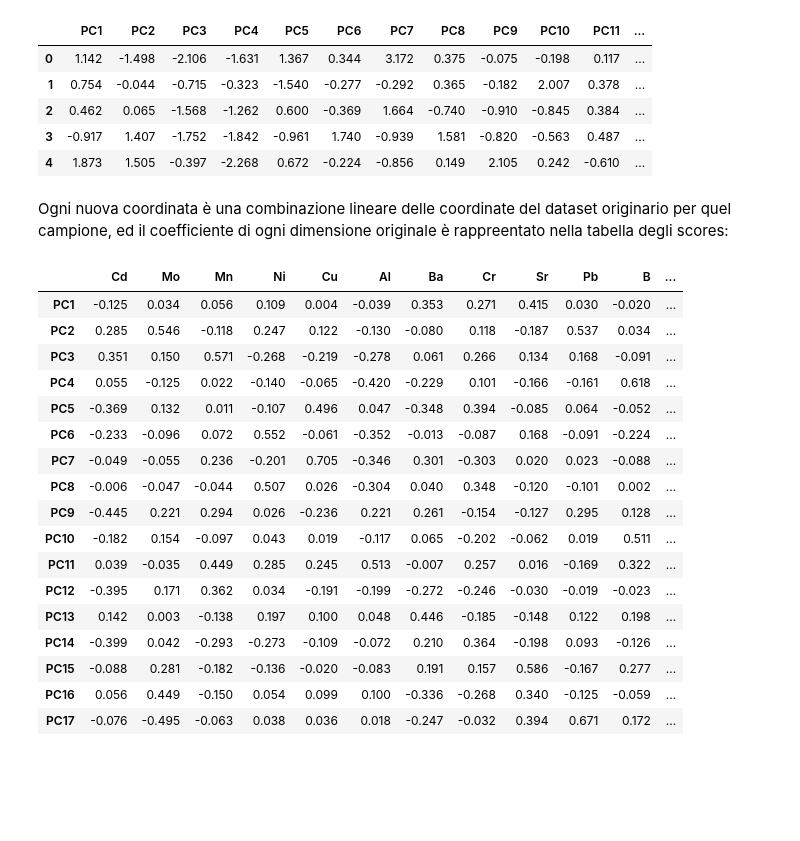
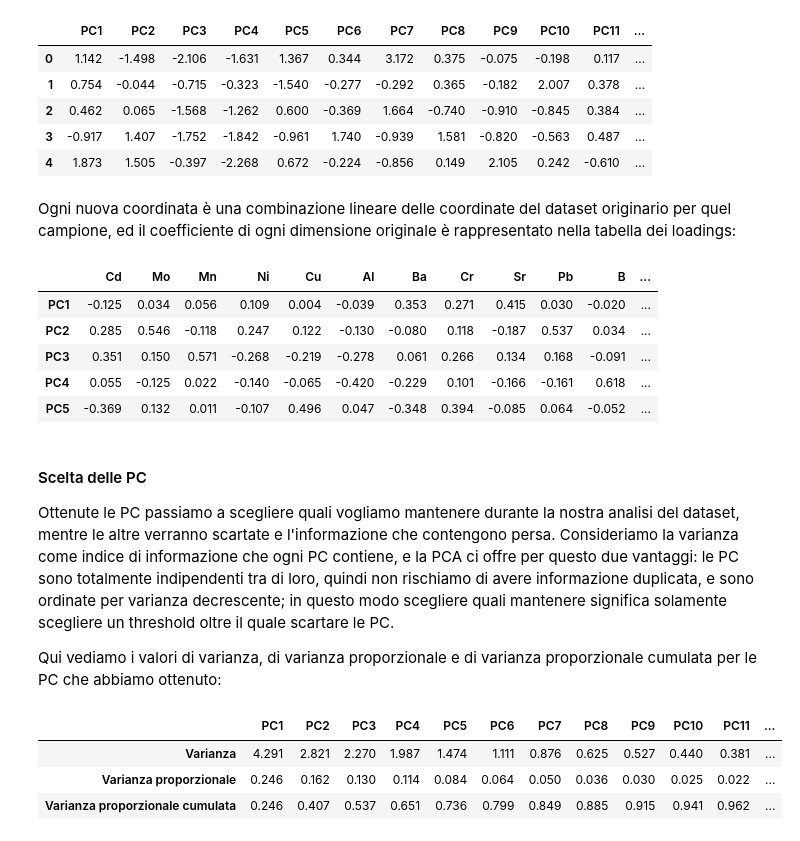
Before and after one commit to YeasterEgg/jupyter-stuff, a Jupyter notebook: TAM/TAM.ipynb, the cells around one changed output. Saved outputs shown, nothing was run; the diff lists cells and outputs as text; code cells hidden in the pictures; blank space fills up the shorter version.

```diff
--- a/TAM/TAM.ipynb
+++ b/TAM/TAM.ipynb
@@ -299,9 +312,9 @@ Ecco un estratto del dataset ruotato:
 pca = PCA()
 pca_df = pca.fit_transform(scaled_df.drop(["Aroma", "Class"], axis=1))
 pca_df = pd.DataFrame(pca_df)
-cols = [f"PC{i + 1}" for i in range(len(pca.explained_variance_))]
+pc_names = [f"PC{i + 1}" for i in range(len(pca.explained_variance_))]
 pca_df = pd.DataFrame(pca_df)
-pca_df.columns = cols
+pca_df.columns = pc_names
 pca_df.head()
 # %% [output]
 |  | PC1 | PC2 | PC3 | PC4 | PC5 | PC6 | PC7 | PC8 | PC9 | PC10 | PC11 | ... |
@@ -311,25 +324,28 @@ pca_df.head()
 | 3 | -0.917 | 1.407 | -1.752 | -1.842 | -0.961 | 1.740 | -0.939 | 1.581 | -0.820 | -0.563 | 0.487 | ... |
 | 4 | 1.873 | 1.505 | -0.397 | -2.268 | 0.672 | -0.224 | -0.856 | 0.149 | 2.105 | 0.242 | -0.610 | ... |
 # %% [markdown]
-Ogni nuova coordinata è una combinazione lineare delle coordinate del dataset originario per quel campione, ed il coefficiente di ogni dimensione originale è rappreentato nella tabella degli scores:
+Ogni nuova coordinata è una combinazione lineare delle coordinate del dataset originario per quel campione, ed il coefficiente di ogni dimensione originale è rappresentato nella tabella dei loadings:
 # %%
-pd.DataFrame(pca.components_, columns=scaled_df.drop(["Aroma", "Class"], axis=1).columns, index=cols)
+pd.DataFrame(pca.components_, columns=scaled_df.drop(["Aroma", "Class"], axis=1).columns, index=pc_names).head()
 # %% [output]
 |  | Cd | Mo | Mn | Ni | Cu | Al | Ba | Cr | Sr | Pb | B | ... |
 | PC1 | -0.125 | 0.034 | 0.056 | 0.109 | 0.004 | -0.039 | 0.353 | 0.271 | 0.415 | 0.030 | -0.020 | ... |
 | PC2 | 0.285 | 0.546 | -0.118 | 0.247 | 0.122 | -0.130 | -0.080 | 0.118 | -0.187 | 0.537 | 0.034 | ... |
 | PC3 | 0.351 | 0.150 | 0.571 | -0.268 | -0.219 | -0.278 | 0.061 | 0.266 | 0.134 | 0.168 | -0.091 | ... |
 | PC4 | 0.055 | -0.125 | 0.022 | -0.140 | -0.065 | -0.420 | -0.229 | 0.101 | -0.166 | -0.161 | 0.618 | ... |
 | PC5 | -0.369 | 0.132 | 0.011 | -0.107 | 0.496 | 0.047 | -0.348 | 0.394 | -0.085 | 0.064 | -0.052 | ... |
-| PC6 | -0.233 | -0.096 | 0.072 | 0.552 | -0.061 | -0.352 | -0.013 | -0.087 | 0.168 | -0.091 | -0.224 | ... |
-| PC7 | -0.049 | -0.055 | 0.236 | -0.201 | 0.705 | -0.346 | 0.301 | -0.303 | 0.020 | 0.023 | -0.088 | ... |
-| PC8 | -0.006 | -0.047 | -0.044 | 0.507 | 0.026 | -0.304 | 0.040 | 0.348 | -0.120 | -0.101 | 0.002 | ... |
-| PC9 | -0.445 | 0.221 | 0.294 | 0.026 | -0.236 | 0.221 | 0.261 | -0.154 | -0.127 | 0.295 | 0.128 | ... |
-| PC10 | -0.182 | 0.154 | -0.097 | 0.043 | 0.019 | -0.117 | 0.065 | -0.202 | -0.062 | 0.019 | 0.511 | ... |
-| PC11 | 0.039 | -0.035 | 0.449 | 0.285 | 0.245 | 0.513 | -0.007 | 0.257 | 0.016 | -0.169 | 0.322 | ... |
-| PC12 | -0.395 | 0.171 | 0.362 | 0.034 | -0.191 | -0.199 | -0.272 | -0.246 | -0.030 | -0.019 | -0.023 | ... |
-| PC13 | 0.142 | 0.003 | -0.138 | 0.197 | 0.100 | 0.048 | 0.446 | -0.185 | -0.148 | 0.122 | 0.198 | ... |
-| PC14 | -0.399 | 0.042 | -0.293 | -0.273 | -0.109 | -0.072 | 0.210 | 0.364 | -0.198 | 0.093 | -0.126 | ... |
-| PC15 | -0.088 | 0.281 | -0.182 | -0.136 | -0.020 | -0.083 | 0.191 | 0.157 | 0.586 | -0.167 | 0.277 | ... |
-| PC16 | 0.056 | 0.449 | -0.150 | 0.054 | 0.099 | 0.100 | -0.336 | -0.268 | 0.340 | -0.125 | -0.059 | ... |
-| PC17 | -0.076 | -0.495 | -0.063 | 0.038 | 0.036 | 0.018 | -0.247 | -0.032 | 0.394 | 0.671 | 0.172 | ... |
+# %% [markdown]
+#### Scelta delle PC
+
+Ottenute le PC passiamo a scegliere quali vogliamo mantenere durante la nostra analisi del dataset, mentre le altre verranno scartate e l'informazione che contengono persa. Consideriamo la varianza come indice di informazione che ogni PC contiene, e la PCA ci offre per questo due vantaggi: le PC sono totalmente indipendenti tra di loro, quindi non rischiamo di avere informazione duplicata, e sono ordinate per varianza decrescente; in questo modo scegliere quali mantenere significa solamente scegliere un threshold oltre il quale scartare le PC.
+
+Qui vediamo i valori di varianza, di varianza proporzionale e di varianza proporzionale cumulata per le PC che abbiamo ottenuto:
+# %%
+cumulative_variance = np.cumsum(pca.explained_variance_ratio_)
+var_df = pd.DataFrame(list(zip(pca.explained_variance_, pca.explained_variance_ratio_, cumulative_variance)), index=pc_names, columns=["Varianza", "Varianza proporzionale", "Varianza proporzionale cumulata" ])
+var_df.transpose()
+# %% [output]
+|  | PC1 | PC2 | PC3 | PC4 | PC5 | PC6 | PC7 | PC8 | PC9 | PC10 | PC11 | ... |
+| Varianza | 4.291 | 2.821 | 2.270 | 1.987 | 1.474 | 1.111 | 0.876 | 0.625 | 0.527 | 0.440 | 0.381 | ... |
+| Varianza proporzionale | 0.246 | 0.162 | 0.130 | 0.114 | 0.084 | 0.064 | 0.050 | 0.036 | 0.030 | 0.025 | 0.022 | ... |
+| Varianza proporzionale cumulata | 0.246 | 0.407 | 0.537 | 0.651 | 0.736 | 0.799 | 0.849 | 0.885 | 0.915 | 0.941 | 0.962 | ... |
```
Also changed, not shown: parts of 46 cells of this notebook, 1 other file.
